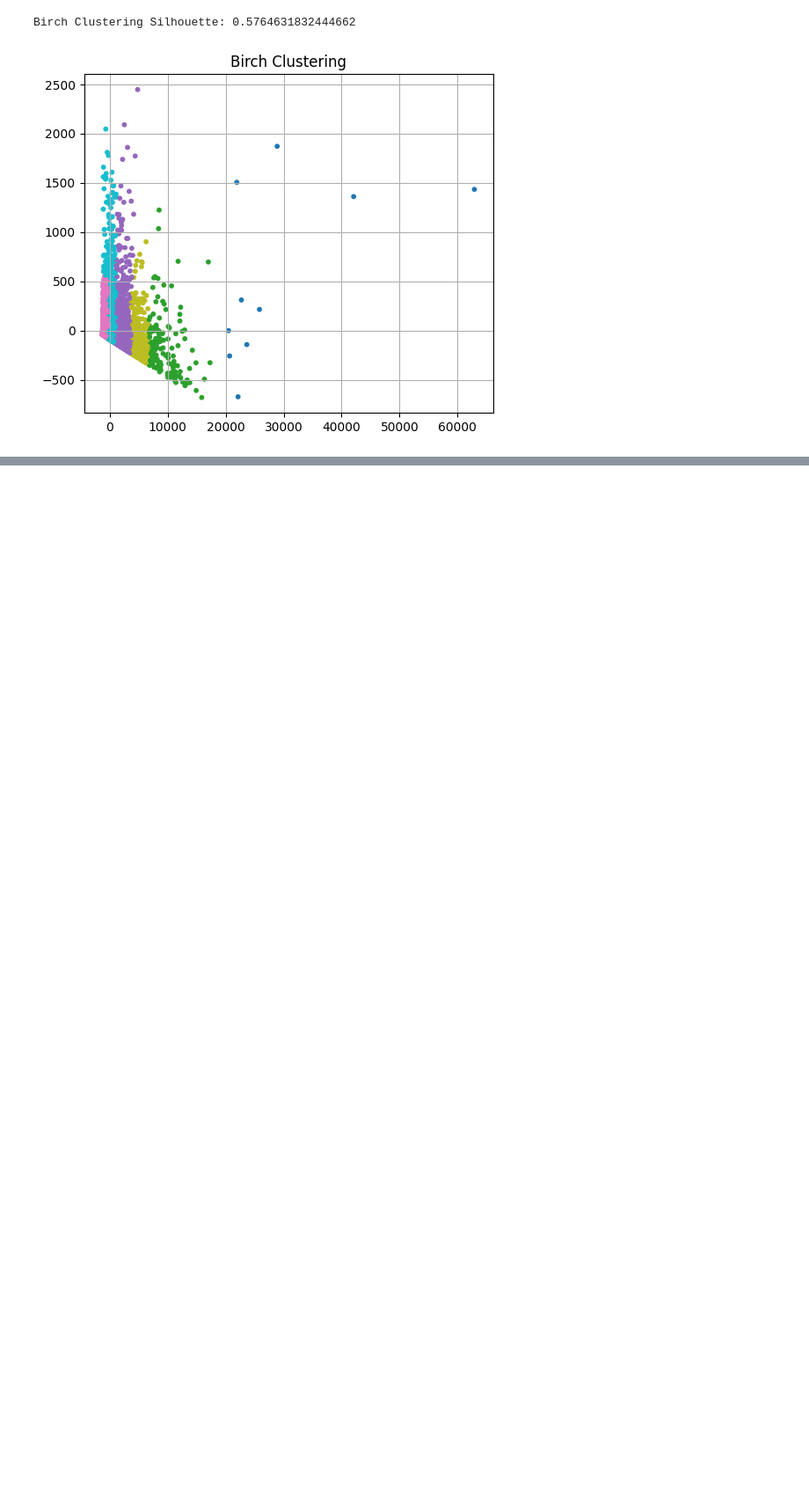
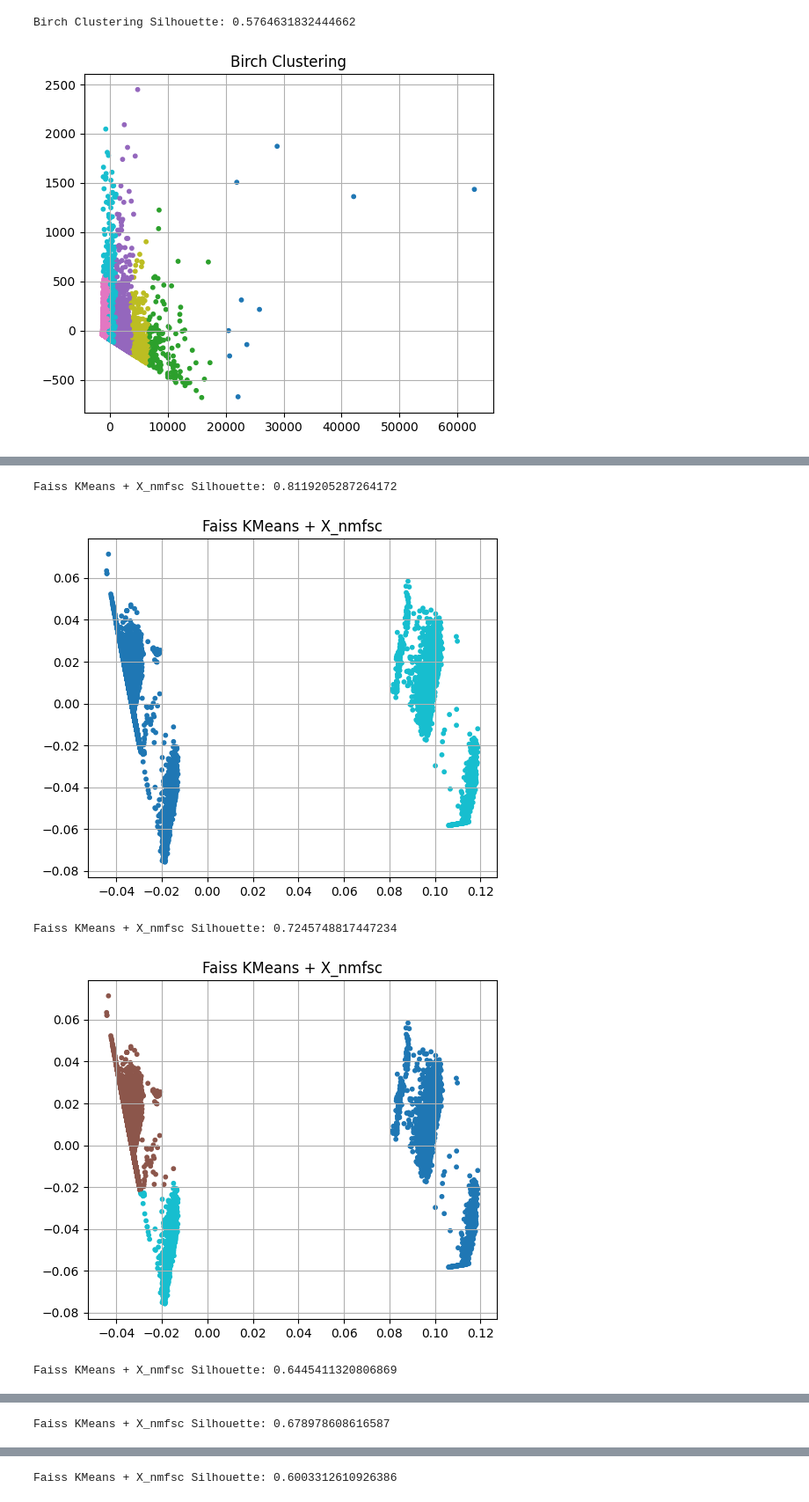
Before and after one commit to NikolaDjajic/Diplomski, a Jupyter notebook: shopper_intention_clustering.ipynb, the cells around one changed output, grey strips where cells are left out. Shown at 88% size. Drawn from its saved outputs; the diff is of its cells as text; code cells hidden in the pictures; blank space fills up the shorter version.

```diff
--- a/shopper_intention_clustering.ipynb
+++ b/shopper_intention_clustering.ipynb
@@ -232,0 +298,17 @@ Birch Clustering Silhouette: 0.5764631832444662
+# %%
+import faiss
+X_faiss = X_nmfsc.astype(np.float32)
+
+for i in range(2,7):
+    faiss_kmeans = faiss.Kmeans(d=X_faiss.shape[1], k=i)
+    faiss_kmeans.train(X_faiss)
+
+    D, I = faiss_kmeans.index.search(X_faiss, 1)
+    labels_faiss = I.flatten()
+    plot_clusters(X_nmfsc, labels_faiss, 'Faiss KMeans + X_nmfsc')
+# %% [output]
+Faiss KMeans + X_nmfsc Silhouette: 0.8119205287264172
+[figure, added]
+Faiss KMeans + X_nmfsc Silhouette: 0.7245748817447234
+[figure, added]
+Faiss KMeans + X_nmfsc Silhouette: 0.6445411320806869
@@ -232,0 +316 @@ Birch Clustering Silhouette: 0.5764631832444662
+Faiss KMeans + X_nmfsc Silhouette: 0.678978608616587
@@ -232,0 +318 @@ Birch Clustering Silhouette: 0.5764631832444662
+Faiss KMeans + X_nmfsc Silhouette: 0.6003312610926386
```
Also changed, not shown: parts of 10 cells of this notebook, 1 other file.
